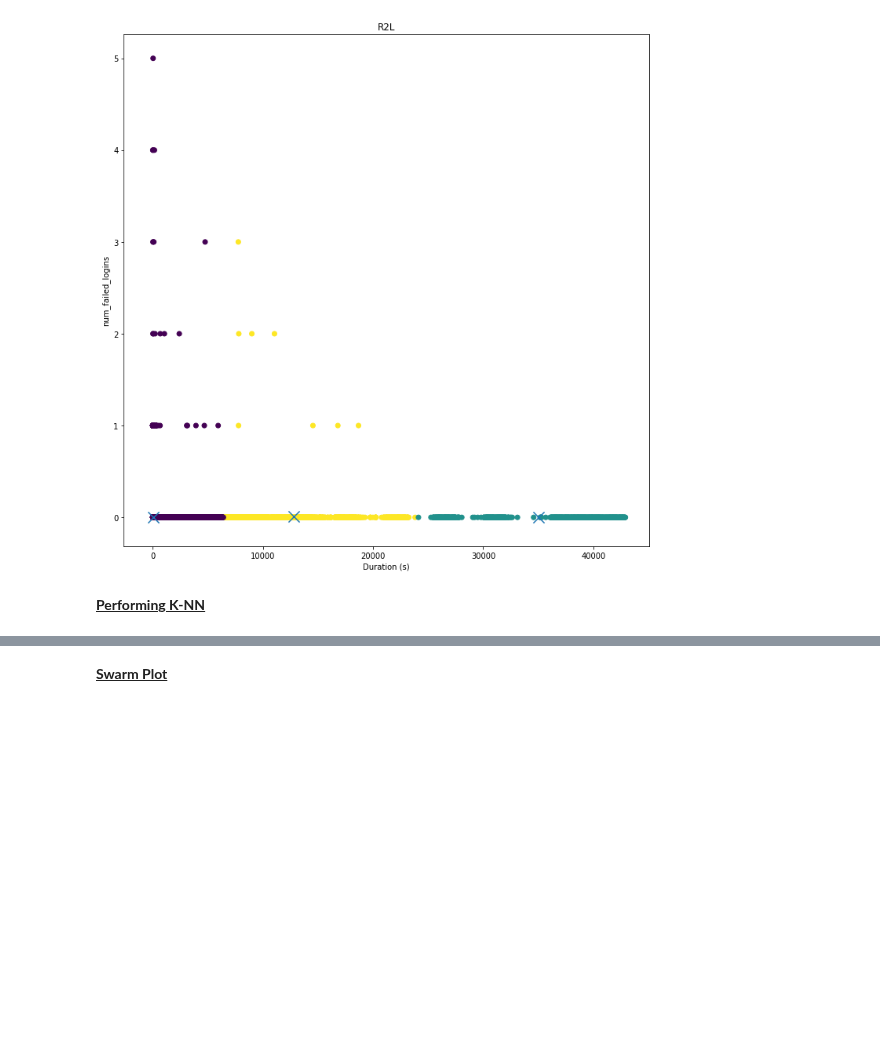
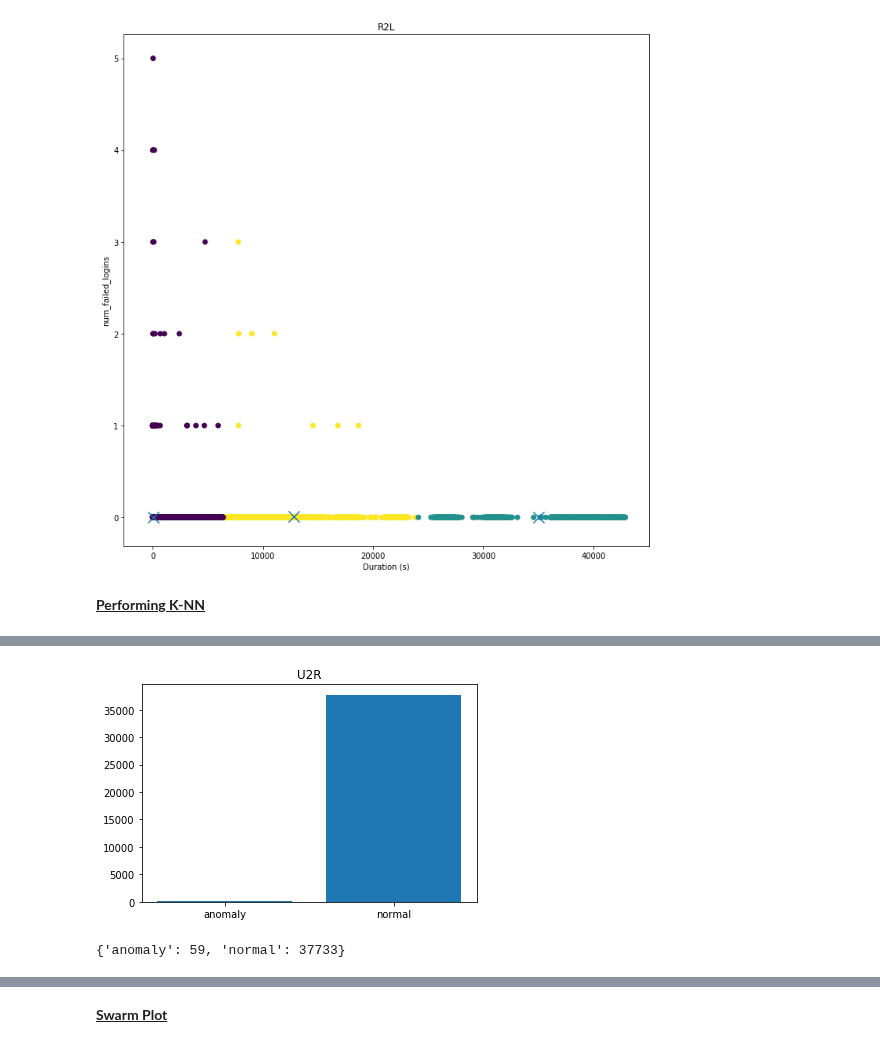
Before and after one commit to BaiKongQue/CSCI-191T_Security_Group, a Jupyter notebook: Security Group Project.ipynb, the cells around one changed output, grey strips where cells are left out. Cells and saved outputs as stored; diff of their text form; code cells hidden in the pictures; blank space fills up the shorter version.

```diff
--- a/Security Group Project.ipynb
+++ b/Security Group Project.ipynb
@@ -204,0 +207,5 @@ dict(zip(label,count))
+# %%
+k_nn(kddDF[['num_file_creations', 'num_shells', 'Class']], "num_shells", "Class", "U2R")
+# %% [output]
+[figure, added]
+{'anomaly': 59, 'normal': 37733}
```
Also changed, not shown: parts of 7 cells of this notebook.
